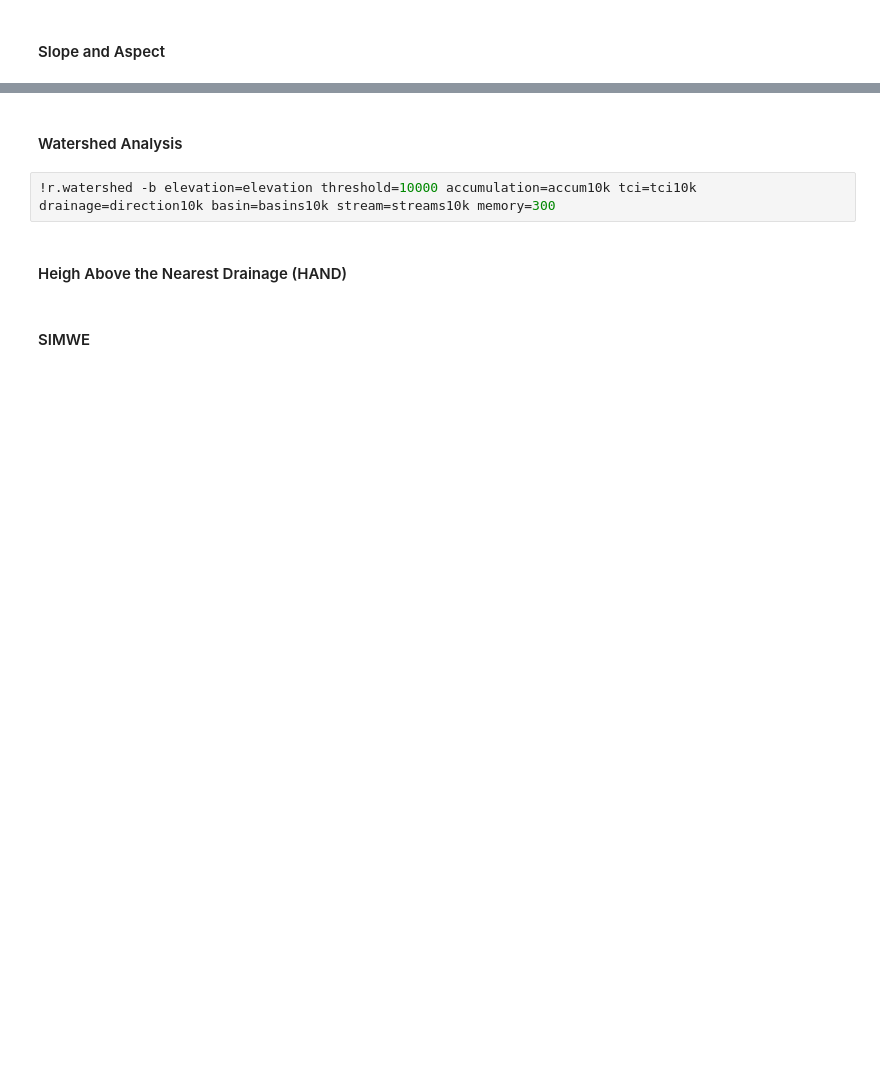
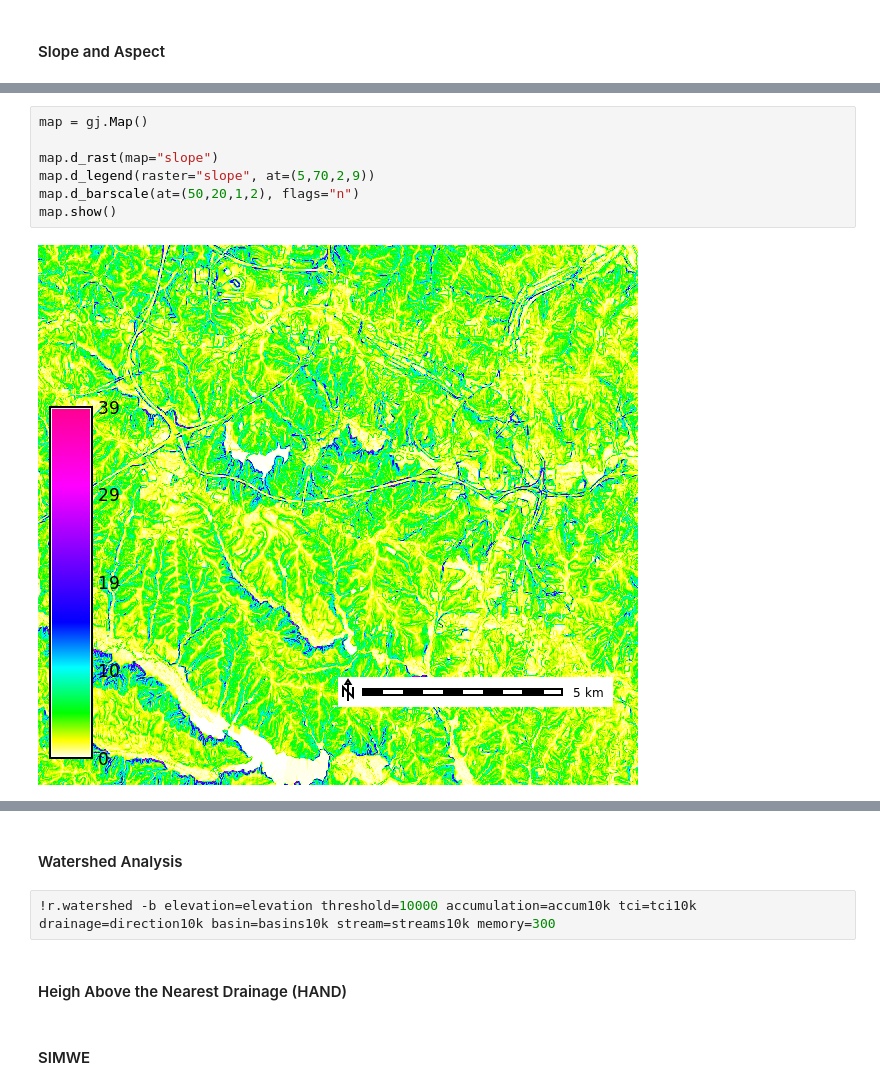
Before and after one commit to OpenPlainsInc/intro-to-geoprocessing-workshop, a Jupyter notebook: geoprocessing.ipynb, the cells around one changed output, grey strips where cells are left out. Cells and saved outputs as stored; diff of their text form; blank space fills up the shorter version.

```diff
--- a/geoprocessing.ipynb
+++ b/geoprocessing.ipynb
@@ -213,0 +269,9 @@ KeyError: 'shape'
+# %%
+map = gj.Map()
+
+map.d_rast(map="slope")
+map.d_legend(raster="slope", at=(5,70,2,9))
+map.d_barscale(at=(50,20,1,2), flags="n")
+map.show()
+# %% [output]
+[figure, added]
```
Also changed, not shown: parts of 25 cells of this notebook.
